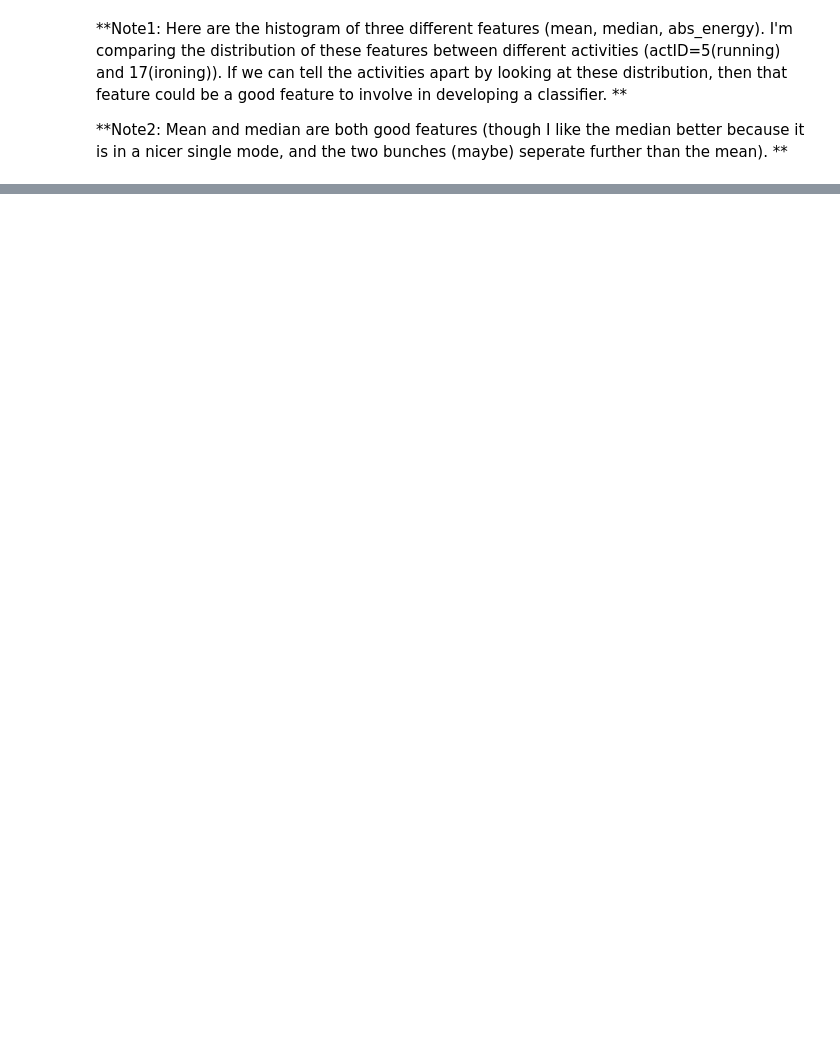
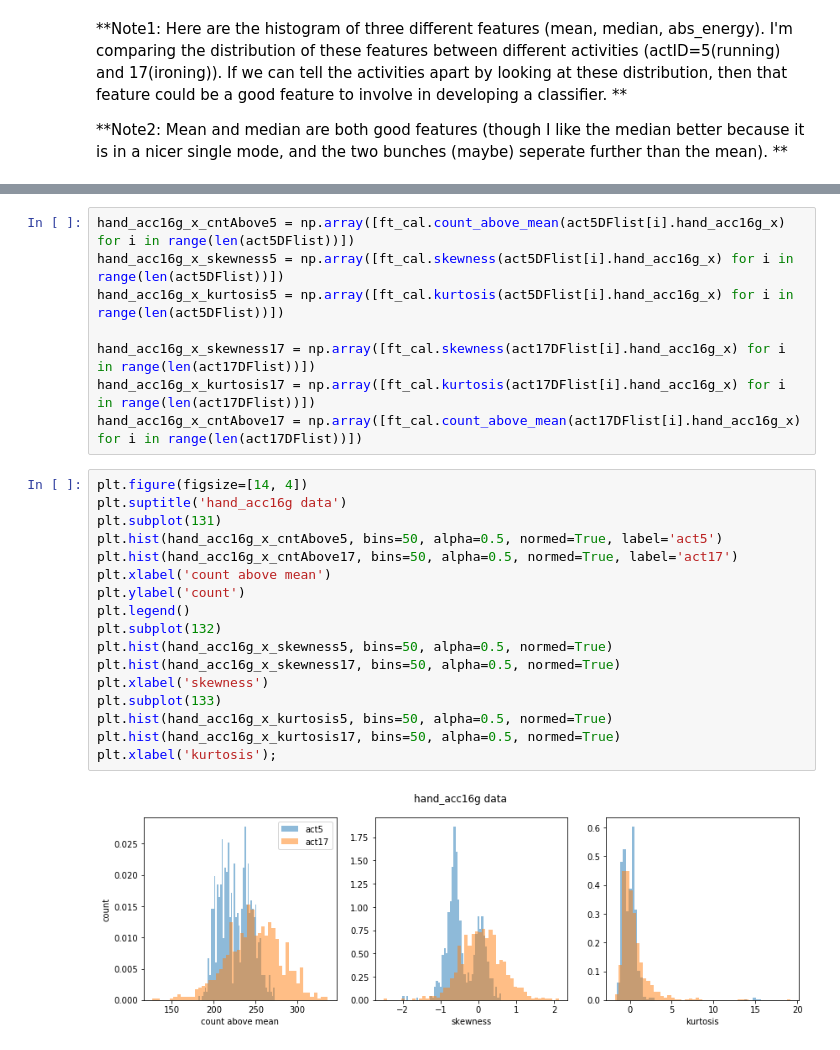
Before and after one commit to kcmeehan/BiometricsActivityClassification, a Jupyter notebook: feature_extraction.ipynb, the cells around one changed output, grey strips where cells are left out. Saved outputs shown, nothing was run; the diff lists cells and outputs as text; blank space fills up the shorter version.

```diff
--- a/feature_extraction.ipynb
+++ b/feature_extraction.ipynb
@@ -165,0 +197,27 @@ plt.xlabel('std');
+# %%
+hand_acc16g_x_cntAbove5 = np.array([ft_cal.count_above_mean(act5DFlist[i].hand_acc16g_x) for i in range(len(act5DFlist))])
+hand_acc16g_x_skewness5 = np.array([ft_cal.skewness(act5DFlist[i].hand_acc16g_x) for i in range(len(act5DFlist))])
+hand_acc16g_x_kurtosis5 = np.array([ft_cal.kurtosis(act5DFlist[i].hand_acc16g_x) for i in range(len(act5DFlist))])
+
+hand_acc16g_x_skewness17 = np.array([ft_cal.skewness(act17DFlist[i].hand_acc16g_x) for i in range(len(act17DFlist))])
+hand_acc16g_x_kurtosis17 = np.array([ft_cal.kurtosis(act17DFlist[i].hand_acc16g_x) for i in range(len(act17DFlist))])
+hand_acc16g_x_cntAbove17 = np.array([ft_cal.count_above_mean(act17DFlist[i].hand_acc16g_x) for i in range(len(act17DFlist))])
+# %%
+plt.figure(figsize=[14, 4])
+plt.suptitle('hand_acc16g data')
+plt.subplot(131)
+plt.hist(hand_acc16g_x_cntAbove5, bins=50, alpha=0.5, normed=True, label='act5')
+plt.hist(hand_acc16g_x_cntAbove17, bins=50, alpha=0.5, normed=True, label='act17')
+plt.xlabel('count above mean')
+plt.ylabel('count')
+plt.legend()
+plt.subplot(132)
+plt.hist(hand_acc16g_x_skewness5, bins=50, alpha=0.5, normed=True)
+plt.hist(hand_acc16g_x_skewness17, bins=50, alpha=0.5, normed=True)
+plt.xlabel('skewness')
+plt.subplot(133)
+plt.hist(hand_acc16g_x_kurtosis5, bins=50, alpha=0.5, normed=True)
+plt.hist(hand_acc16g_x_kurtosis17, bins=50, alpha=0.5, normed=True)
+plt.xlabel('kurtosis');
+# %% [output]
+[figure, added]
```
Also changed, not shown: parts of 14 cells of this notebook, 1 other file.
